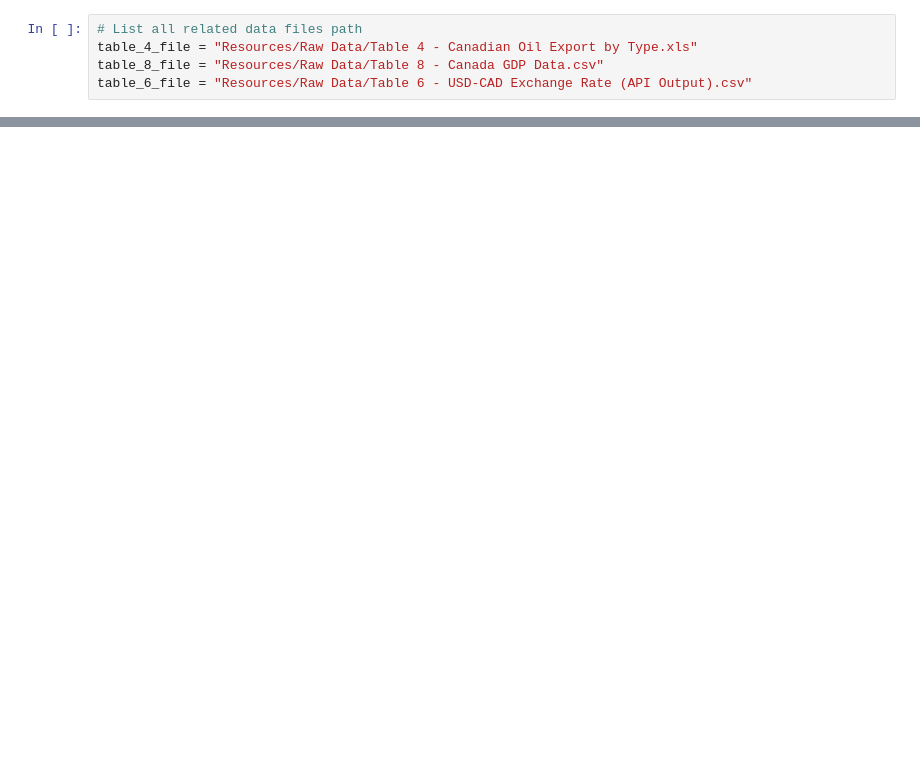
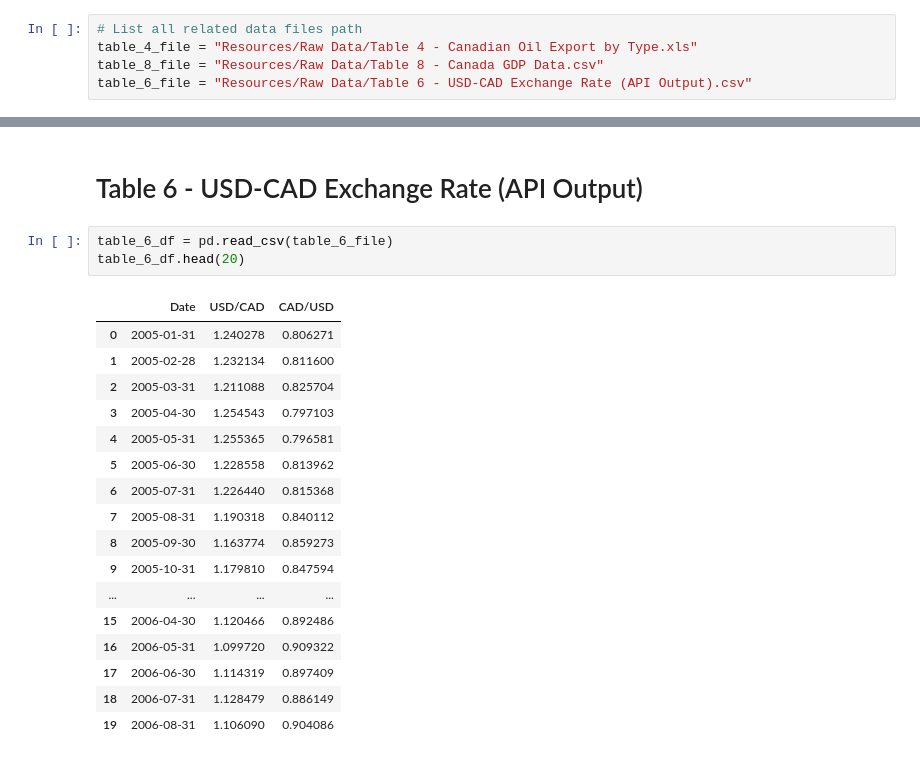
Before and after one commit to kk-deng/CanadaEnergyIE, a Jupyter notebook: Part 2.ipynb, the cells around one changed output, grey strips where cells are left out. Drawn from its saved outputs; the diff is of its cells as text; blank space fills up the shorter version.

```diff
--- a/Part 2.ipynb
+++ b/Part 2.ipynb
@@ -76,0 +151,23 @@ can_gdp_df.head(20)
+# %% [markdown]
+# Table 6 - USD-CAD Exchange Rate (API Output)
+# %%
+table_6_df = pd.read_csv(table_6_file)
+table_6_df.head(20)
+# %% [output]
+|  | Date | USD/CAD | CAD/USD |
+| 0 | 2005-01-31 | 1.240278 | 0.806271 |
+| 1 | 2005-02-28 | 1.232134 | 0.811600 |
+| 2 | 2005-03-31 | 1.211088 | 0.825704 |
+| 3 | 2005-04-30 | 1.254543 | 0.797103 |
+| 4 | 2005-05-31 | 1.255365 | 0.796581 |
+| 5 | 2005-06-30 | 1.228558 | 0.813962 |
+| 6 | 2005-07-31 | 1.226440 | 0.815368 |
+| 7 | 2005-08-31 | 1.190318 | 0.840112 |
+| 8 | 2005-09-30 | 1.163774 | 0.859273 |
+| 9 | 2005-10-31 | 1.179810 | 0.847594 |
+| ... | ... | ... | ... |
+| 15 | 2006-04-30 | 1.120466 | 0.892486 |
+| 16 | 2006-05-31 | 1.099720 | 0.909322 |
+| 17 | 2006-06-30 | 1.114319 | 0.897409 |
+| 18 | 2006-07-31 | 1.128479 | 0.886149 |
+| 19 | 2006-08-31 | 1.106090 | 0.904086 |
```
Also changed, not shown: parts of 9 cells of this notebook.
